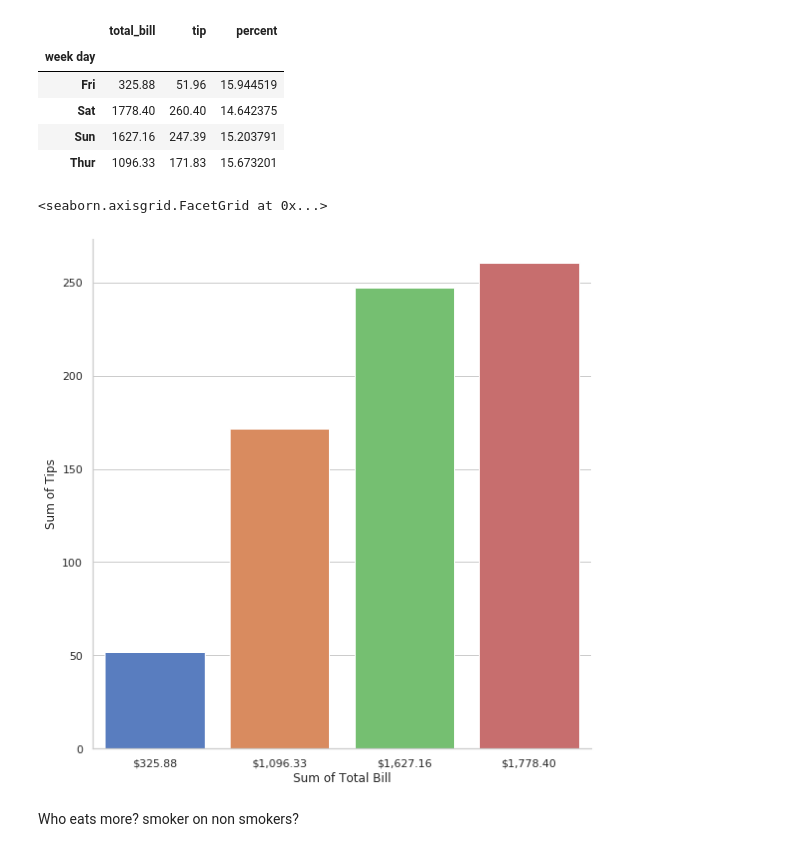
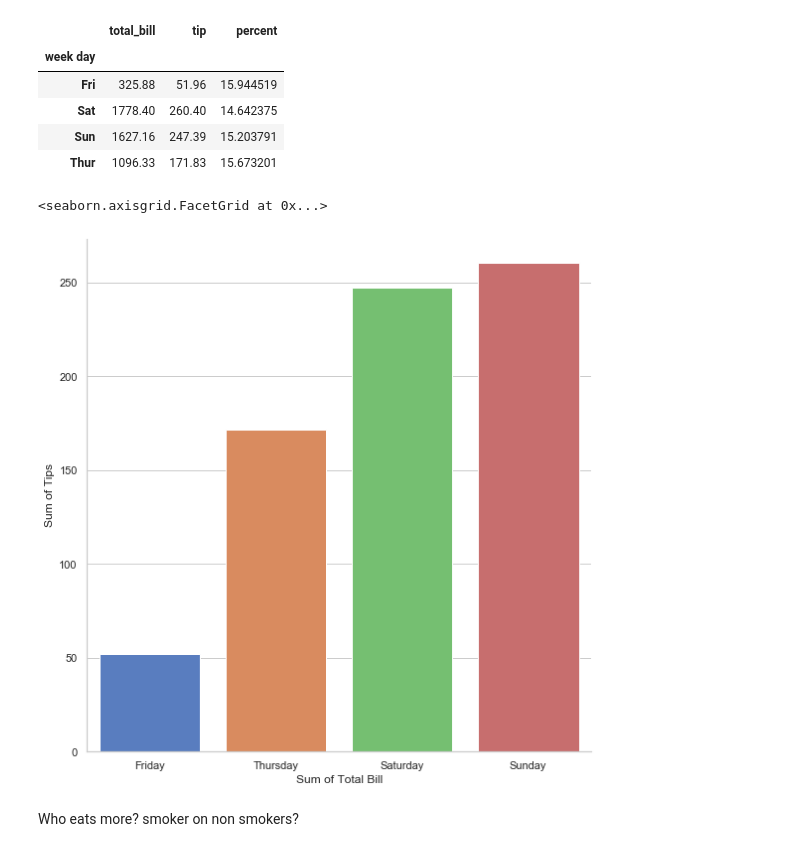
Before and after one commit to Slawak1/GMIT-FDA_Assesment_2019, a Jupyter notebook: gmit_fda_assesment_2019.ipynb, the cells around one changed output. Cells and saved outputs as stored; diff of their text form; code cells hidden in the pictures.

Commit message:
small works on plot

```diff
--- a/gmit_fda_assesment_2019.ipynb
+++ b/gmit_fda_assesment_2019.ipynb
@@ -222,20 +222,21 @@ sum_df
 # %%
 # plt.figure(figsize=(4,4))
 
 sns.set(style="whitegrid")
 fig = sns.catplot(x = 'total_bill', y='tip',  data=sum_df, height=8, kind="bar", palette="muted")
 fig.set_ylabels("Sum of Tips")
 fig.set_xlabels("Sum of Total Bill")
 
 
 ticks = sum_df['total_bill']
 ticks = ticks.sort_values()
-xlabels = ['$' + '{:,.2f}'.format(i) for i in ticks]
+
+xlabels = ['Friday', 'Thursday','Saturday','Sunday']
 
 fig.set_xticklabels(xlabels)
 # %% [output]
 <seaborn.axisgrid.FacetGrid at 0x...>
-[figure, old version]
+[figure, new version]
 # %% [markdown]
 Who eats more? smoker on non smokers?
 # %%
```
Also changed, not shown: parts of 5 cells of this notebook.
